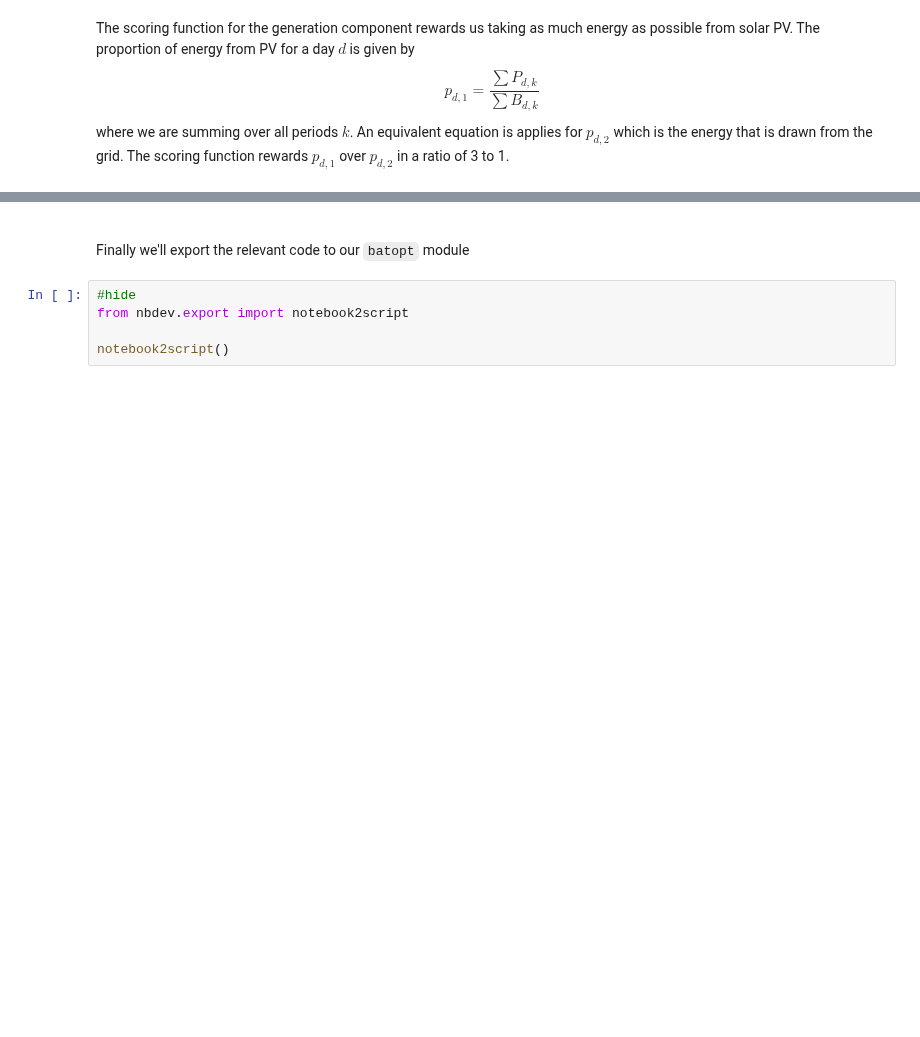
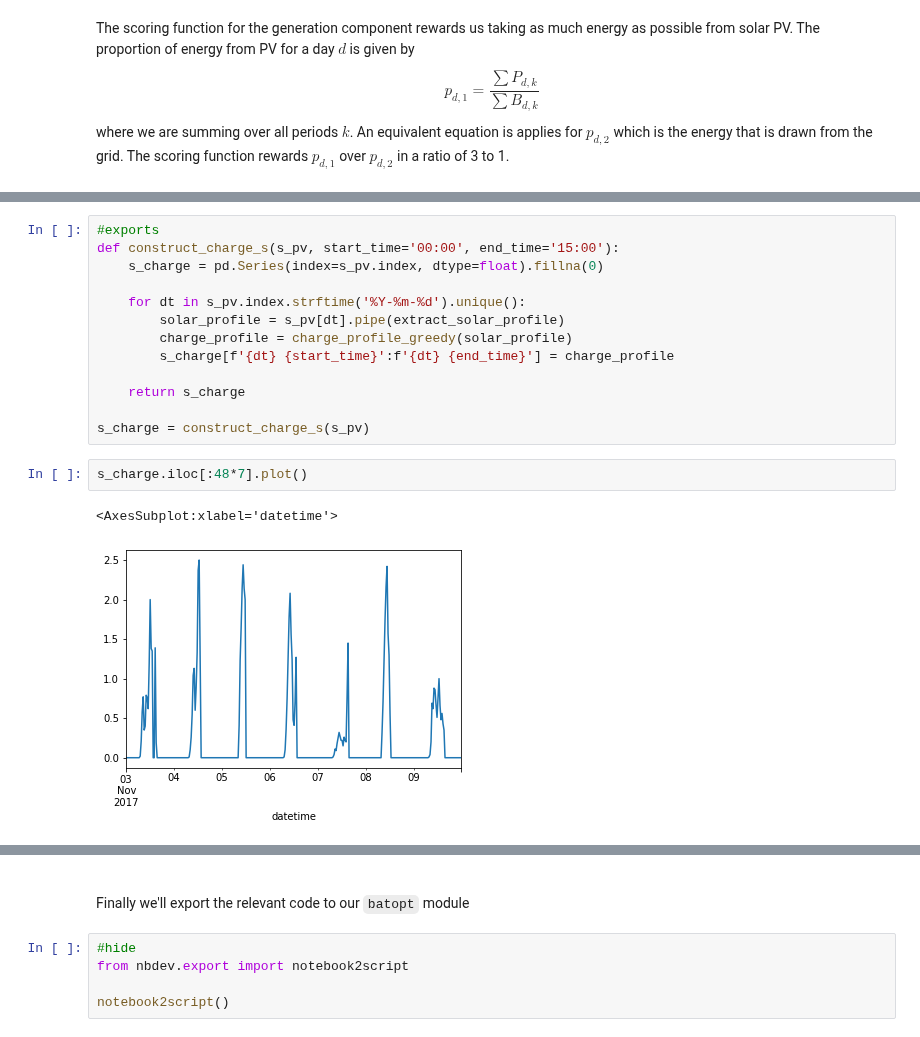
Before and after one commit to AyrtonB/WPD-DS-Challenge, a Jupyter notebook: nbs/03-pv-forecast.ipynb, the cells around one changed output, grey strips where cells are left out. Saved outputs shown, nothing was run; the diff lists cells and outputs as text; blank space fills up the shorter version.

```diff
--- a/nbs/03-pv-forecast.ipynb
+++ b/nbs/03-pv-forecast.ipynb
@@ -201,0 +210,18 @@ AssertionError: Too much charge: 12.000000000000002
+# %%
+#exports
+def construct_charge_s(s_pv, start_time='00:00', end_time='15:00'):
+    s_charge = pd.Series(index=s_pv.index, dtype=float).fillna(0)
+
+    for dt in s_pv.index.strftime('%Y-%m-%d').unique():
+        solar_profile = s_pv[dt].pipe(extract_solar_profile)
+        charge_profile = charge_profile_greedy(solar_profile)
+        s_charge[f'{dt} {start_time}':f'{dt} {end_time}'] = charge_profile
+
+    return s_charge
+
+s_charge = construct_charge_s(s_pv)
+# %%
+s_charge.iloc[:48*7].plot()
+# %% [output]
+<AxesSubplot:xlabel='datetime'>
+[figure, added]
```
Also changed, not shown: parts of 10 cells of this notebook.
